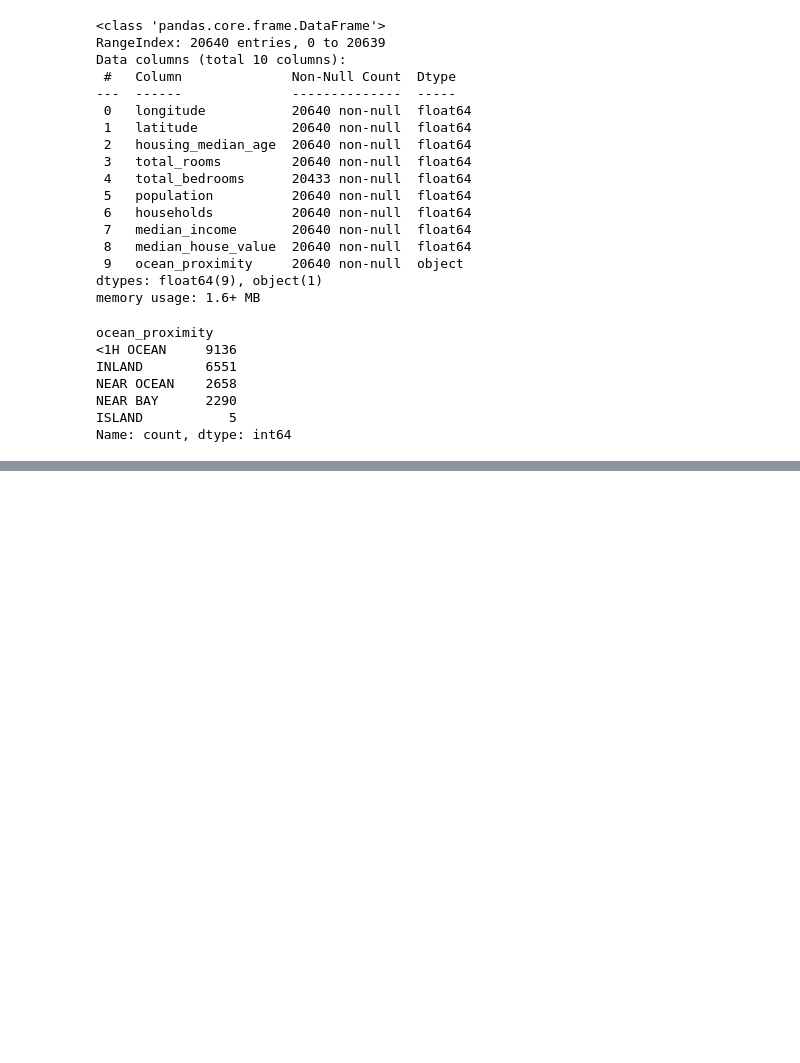
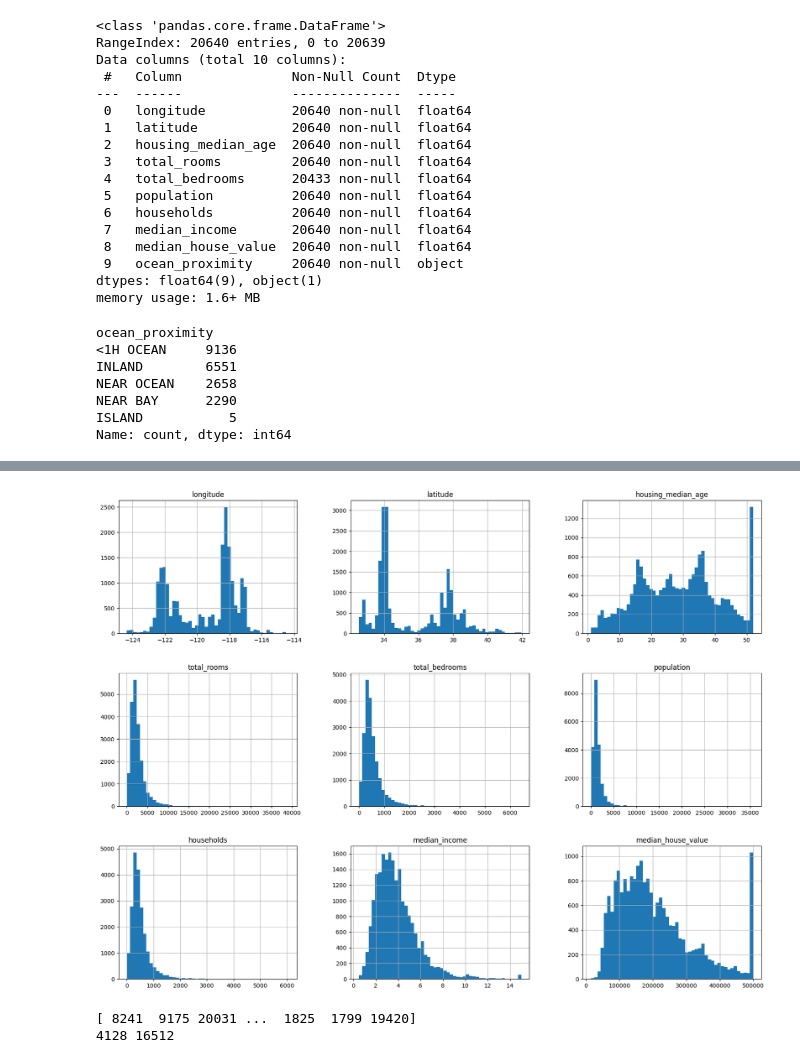
Before and after one commit to AtillaTR/ml-project-1, a Jupyter notebook: housing.ipynb, the cells around one changed output, grey strips where cells are left out. Drawn from its saved outputs; the diff is of its cells as text; code cells hidden in the pictures; blank space fills up the shorter version.

Commit message:
california data analysis

```diff
--- a/housing.ipynb
+++ b/housing.ipynb
@@ -96,0 +132,25 @@ housing_df.describe()
+# %%
+import matplotlib.pyplot as plt
+
+housing_df.hist(bins=50, figsize=(20, 15))
+plt.show()
+# %% [output]
+[figure, added]
+# %%
+'''It's no a best option becoouse we will reapeat the instances after each execution'''
+import numpy as np
+
+
+def split_train_test(data: object, test_ratio: float) -> object:
+    shuffled_indices = np.random.permutation(len(data))
+    test_set_size = int(len(data) * test_ratio)
+    test_indices = shuffled_indices[:test_set_size]
+    train_indices = shuffled_indices[test_set_size:]
+    return data.iloc[train_indices], data.iloc[test_indices]
+
+
+train_set, test_set = split_train_test(housing_df, 0.2)
+print(len(test_set), len(train_set))
+# %% [output]
+[ 8241  9175 20031 ...  1825  1799 19420]
+4128 16512
```
Also changed, not shown: parts of 9 cells of this notebook.
